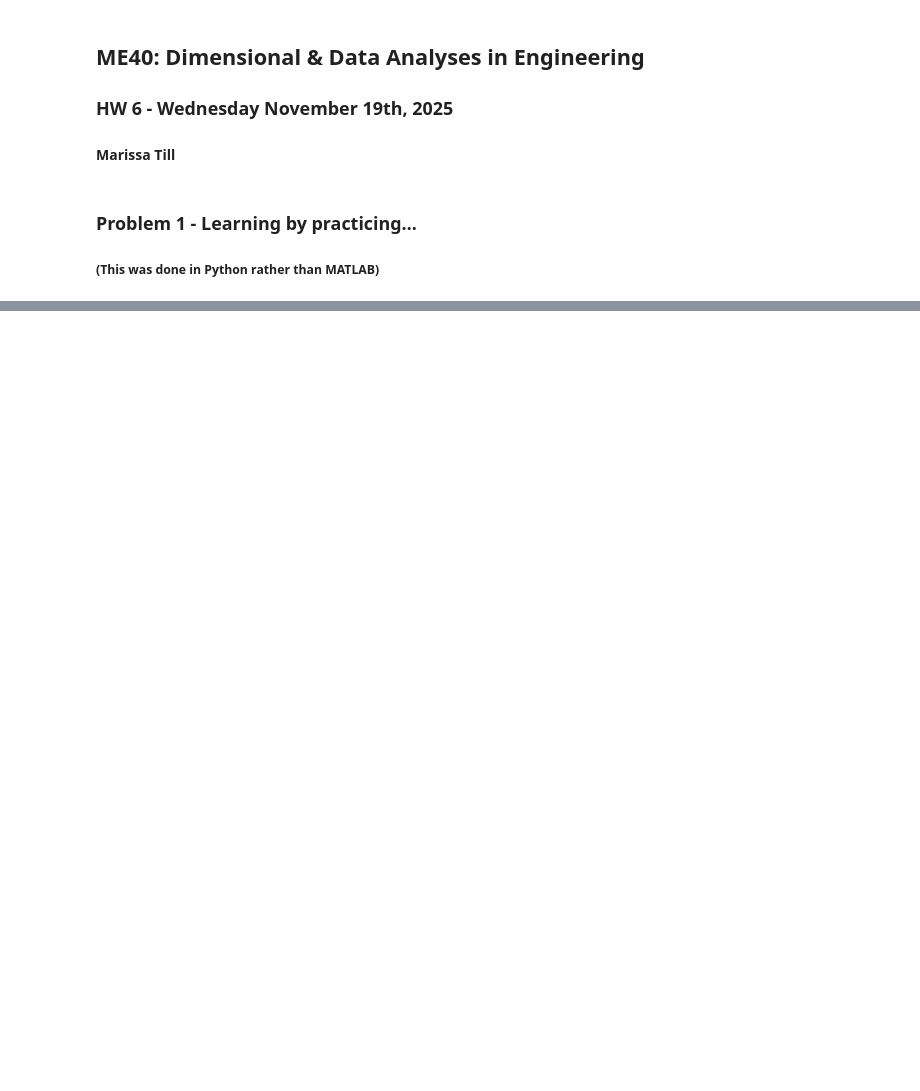
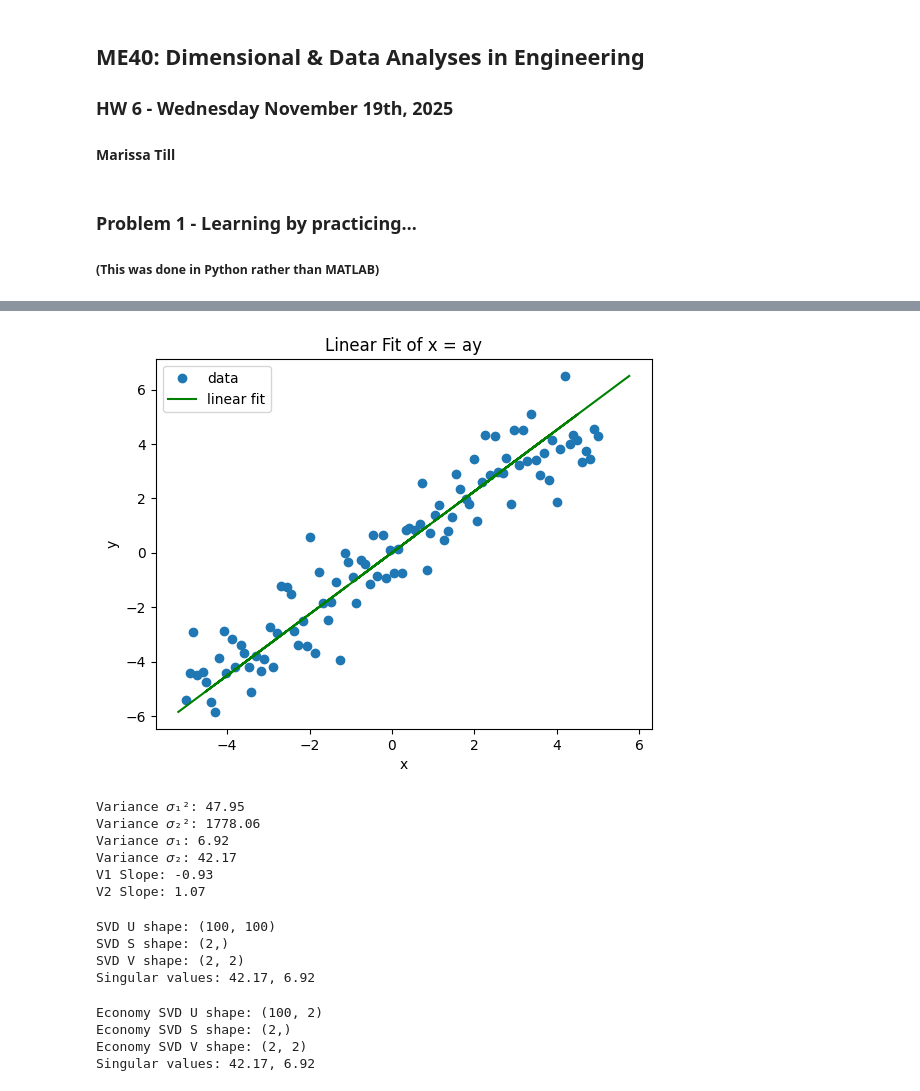
Before and after one commit to marissatill/ME40, a Jupyter notebook: HW6/Problem1.ipynb, the cells around one changed output, grey strips where cells are left out. Cells and saved outputs as stored; diff of their text form; code cells hidden in the pictures; blank space fills up the shorter version.

```diff
--- a/HW6/Problem1.ipynb
+++ b/HW6/Problem1.ipynb
@@ -22,0 +65,72 @@ This week, we used once again the week5_rnd.csv dataset. This time, we applied t
+# %%
+# === 2. Perform a linear regression in the form 𝑥 = 𝑎𝑦 and plot ===
+
+a_y = np.sum(x * y) / np.sum(y**2)  # Slide 109 Linear Regression
+
+plt.figure()
+plt.plot(x, y, 'o', label='data')           # Data points
+plt.plot(y*a_y, y, 'g-', label='linear fit')  # Fitted line
+plt.xlabel('x')
+plt.ylabel('y')
+plt.title('Linear Fit of x = ay')
+plt.legend()
+plt.show()
+# %% [output]
+[figure, added]
+# %%
+# 3. Perform a PCA on the data ===
+
+# Covariance matrix
+covariance = np.dot(X.T, X)  # Dot product of two matrices
+
+# Diagonalize (using the built-in eig function)
+eigenvalues, eigenvectors = np.linalg.eig(covariance)
+
+# Report the variances in the two principal directions
+var1 = eigenvalues[0]
+var2 = eigenvalues[1]
+print(f"Variance 𝜎₁²: {var1:.2f}")
+print(f"Variance 𝜎₂²: {var2:.2f}")
+print(f"Variance 𝜎₁: {np.sqrt(var1):.2f}")
+print(f"Variance 𝜎₂: {np.sqrt(var2):.2f}")
+
+# Report the corresponding slopes
+V1 = eigenvectors[1]
+V2 = eigenvectors[0]
+major_axis = V1[0] / V1[1]
+minor_axis = V2[0] / V2[1]
+print(f"V1 Slope: {major_axis:.2f}")
+print(f"V2 Slope: {minor_axis:.2f}")
+# %% [output]
+Variance 𝜎₁²: 47.95
+Variance 𝜎₂²: 1778.06
+Variance 𝜎₁: 6.92
+Variance 𝜎₂: 42.17
+V1 Slope: -0.93
+V2 Slope: 1.07
+# %%
+# === 4. Perform an SVD ===
+
+U, S, V = np.linalg.svd(X)  # Using the built-in svd function
+print('SVD U shape:', np.shape(U))
+print('SVD S shape:', np.shape(S))
+print('SVD V shape:', np.shape(V))
+print(f'Singular values: {S[0]:.2f}, {S[1]:.2f}')
+# %% [output]
+SVD U shape: (100, 100)
+SVD S shape: (2,)
+SVD V shape: (2, 2)
+Singular values: 42.17, 6.92
+# %%
+# === 4. Perform an economy SVD ===
+
+U_econ, S_econ, V_econ = np.linalg.svd(X, full_matrices=False)  # Using the built-in svd function
+print('Economy SVD U shape:', np.shape(U_econ))
+print('Economy SVD S shape:', np.shape(S_econ))
+print('Economy SVD V shape:', np.shape(V_econ))
+print(f'Singular values: {S_econ[0]:.2f}, {S_econ[1]:.2f}')
+# %% [output]
+Economy SVD U shape: (100, 2)
+Economy SVD S shape: (2,)
+Economy SVD V shape: (2, 2)
+Singular values: 42.17, 6.92
```
Also changed, not shown: parts of 9 cells of this notebook, 2 other files.
